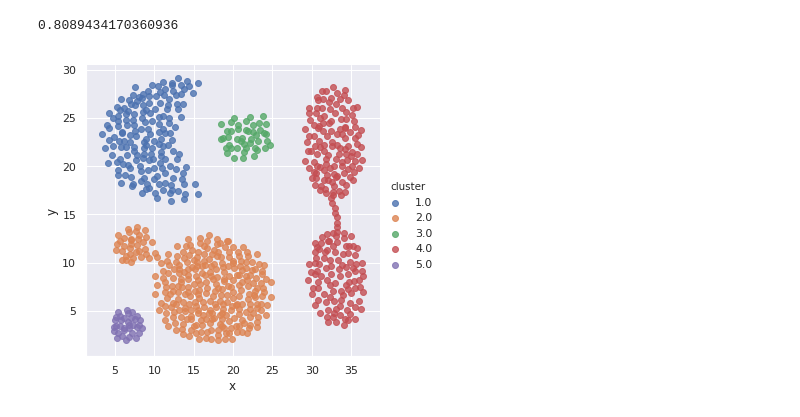
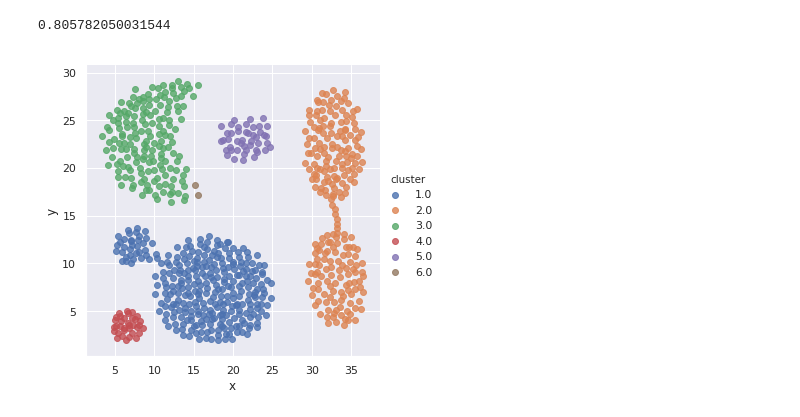
Before and after one commit to afonsoMatheus/Algorithm_Design, a Jupyter notebook: Projeto 2/clustering_alg.ipynb, the cells around one changed output. Cells and saved outputs as stored; diff of their text form; code cells hidden in the pictures.

Commit message:
pushing clustering algorithm with kruskal

```diff
--- a/Projeto 2/clustering_alg.ipynb
+++ b/Projeto 2/clustering_alg.ipynb
@@ -6,3 +34,30 @@ from sklearn.metrics.cluster import adjusted_rand_score
+# %%
+def kruskal_clustering(G, edges, k):
+
+    edges = kruskal_algorithm(G, edges)
+
+    for i in range(1, k):
+        edges[len(edges) - i][2] = edges[len(edges) - i][1]
+
+    return edges
+# %%
+def k_clustering(k):
+
+    G, ver, edges = bgraph.build_graph("in/data.txt")
+    #edges = prim_clustering(G, k)
+    edges = kruskal_clustering(G, edges, k)
+    plot = pcluster(edges, ver)
+    plot.show_clusters('cluster_kruskal')
+
+    pclasses = plot.classes_list()
+    tclasses = bgraph.read_classes('in/classes.txt')
+
+    print(adjusted_rand_score(tclasses, pclasses))
+
+k_clustering(6)
+# %% [output]
+0.805782050031544
+[figure, added]
 # %%
 def prim_clustering(G, k):
 
@@ -22,20 +77,3 @@ def prim_clustering(G, k):
         edges[j] = [0, j+1, j+1]
 
     return edges
-# %%
-def k_clustering(k):
-
-    G, ver = bgraph.build_graph("in/data.txt")
-    edges = prim_clustering(G, k)
-    plot = pcluster(edges, ver)
-    plot.show_clusters('cluster_prim')
-
-    pclasses = plot.classes_list()
-    tclasses = bgraph.read_classes('in/classes.txt')
-
-    print(adjusted_rand_score(tclasses, pclasses))
-
-k_clustering(5)
-# %% [output]
-0.8089434170360936
-[figure, removed]
```
Also changed, not shown: parts of 2 cells of this notebook, 5 other files.
